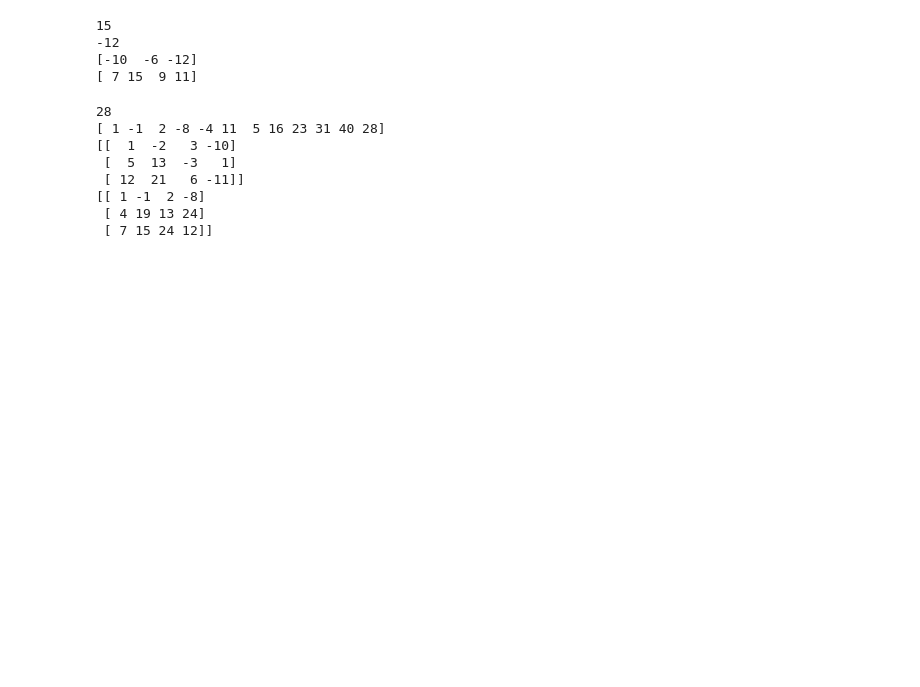
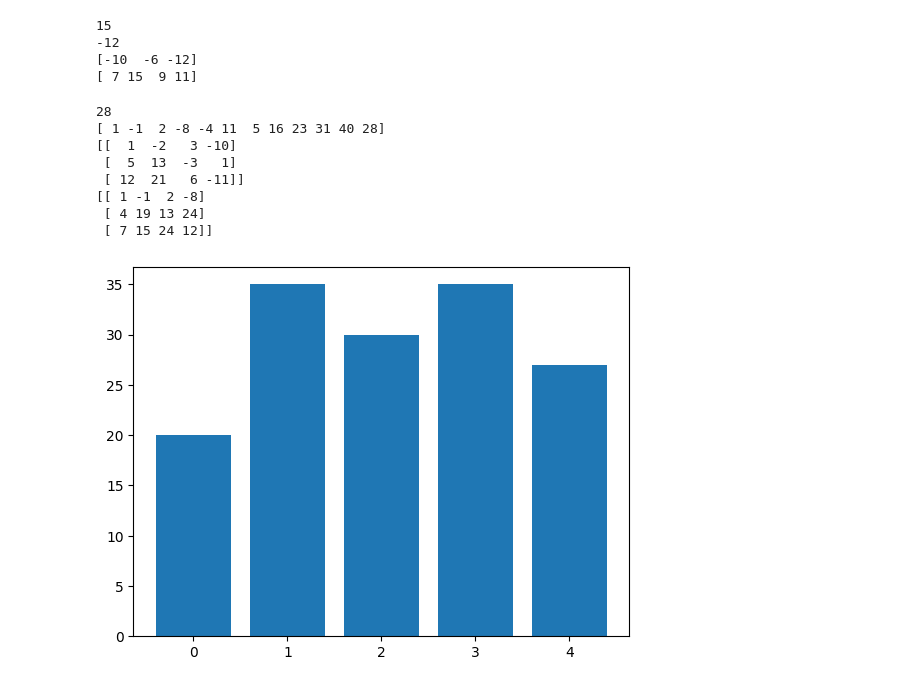
Before and after one commit to K-Saritha/ML-LAB, a Jupyter notebook: week1(ml).ipynb, the cells around one changed output. Cells and saved outputs as stored; diff of their text form; code cells hidden in the pictures; blank space fills up the shorter version.

```diff
--- a/week1(ml).ipynb
+++ b/week1(ml).ipynb
@@ -222,3 +224,12 @@ print(arr.cumsum(axis=1))
 [[ 1 -1  2 -8]
  [ 4 19 13 24]
  [ 7 15 24 12]]
+# %%
+
+from matplotlib import pyplot as plt
+x=np.arange(5)
+y=(20,35,30,35,27)
+plt.bar(x,y)
+plt.show()
+# %% [output]
+[figure, added]
```
Also changed, not shown: parts of 7 cells of this notebook.
